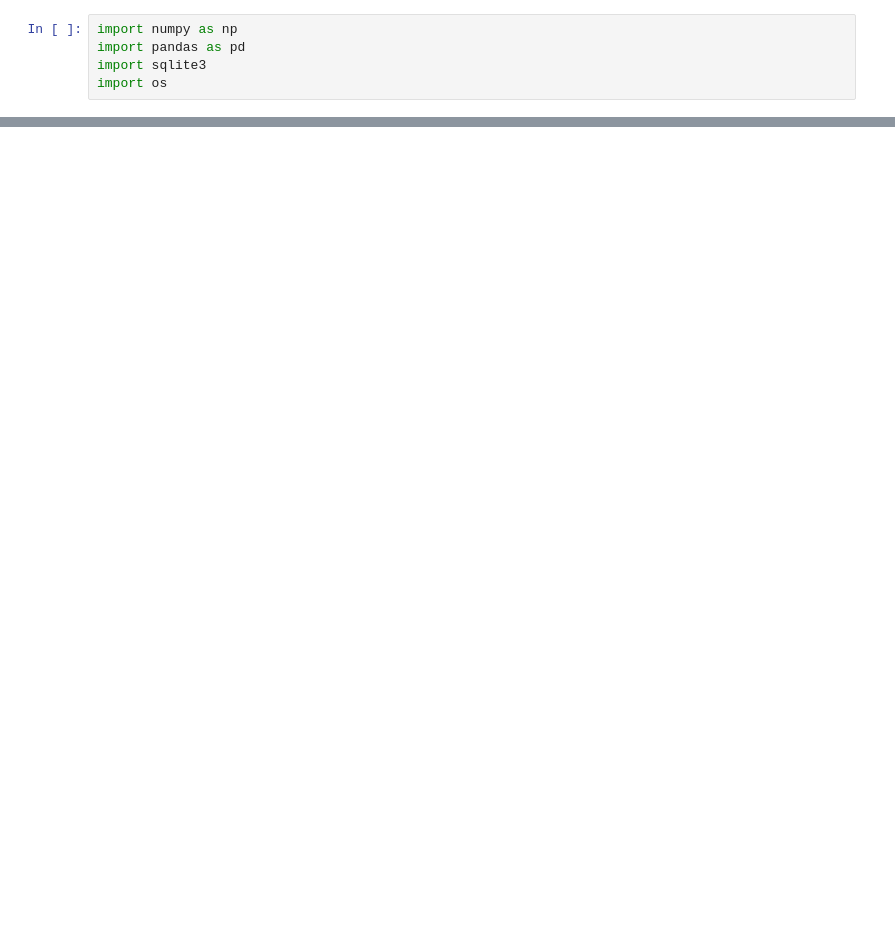
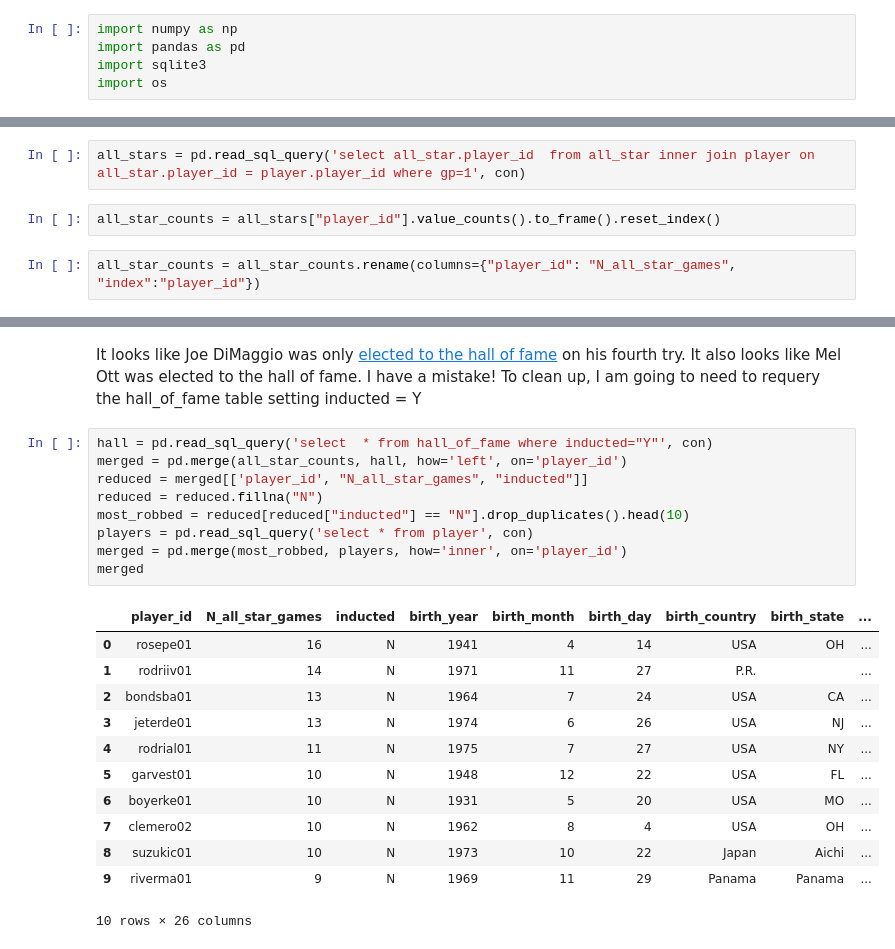
Before and after one commit to AbeHandler/everything, a Jupyter notebook: teaching/3401fall2020/week5/Module-4.2-Relational_data_applications.ipynb, the cells around one changed output, grey strips where cells are left out. Drawn from its saved outputs; the diff is of its cells as text; blank space fills up the shorter version.

```diff
--- a/teaching/3401fall2020/week5/Module-4.2-Relational_data_applications.ipynb
+++ b/teaching/3401fall2020/week5/Module-4.2-Relational_data_applications.ipynb
@@ -99,0 +104,6 @@ lahmans
+# %%
+all_stars = pd.read_sql_query('select all_star.player_id  from all_star inner join player on all_star.player_id = player.player_id where gp=1', con)
+# %%
+all_star_counts = all_stars["player_id"].value_counts().to_frame().reset_index()
+# %%
+all_star_counts = all_star_counts.rename(columns={"player_id": "N_all_star_games", "index":"player_id"})
@@ -99,0 +184,24 @@ lahmans
+# %% [markdown]
+It looks like Joe DiMaggio was only [elected to the hall of fame](https://baseballhall.org/hall-of-famers/dimaggio-joe) on his fourth try. It also looks like Mel Ott was elected to the hall of fame. I have a mistake! To clean up, I am going to need to requery the hall_of_fame table setting inducted = Y
+# %%
+hall = pd.read_sql_query('select  * from hall_of_fame where inducted="Y"', con)
+merged = pd.merge(all_star_counts, hall, how='left', on='player_id')
+reduced = merged[['player_id', "N_all_star_games", "inducted"]]
+reduced = reduced.fillna("N")
+most_robbed = reduced[reduced["inducted"] == "N"].drop_duplicates().head(10)
+players = pd.read_sql_query('select * from player', con)
+merged = pd.merge(most_robbed, players, how='inner', on='player_id')
+merged
+# %% [output]
+|  | player_id | N_all_star_games | inducted | birth_year | birth_month | birth_day | birth_country | birth_state | ... |
+| 0 | rosepe01 | 16 | N | 1941 | 4 | 14 | USA | OH | ... |
+| 1 | rodriiv01 | 14 | N | 1971 | 11 | 27 | P.R. |  | ... |
+| 2 | bondsba01 | 13 | N | 1964 | 7 | 24 | USA | CA | ... |
+| 3 | jeterde01 | 13 | N | 1974 | 6 | 26 | USA | NJ | ... |
+| 4 | rodrial01 | 11 | N | 1975 | 7 | 27 | USA | NY | ... |
+| 5 | garvest01 | 10 | N | 1948 | 12 | 22 | USA | FL | ... |
+| 6 | boyerke01 | 10 | N | 1931 | 5 | 20 | USA | MO | ... |
+| 7 | clemero02 | 10 | N | 1962 | 8 | 4 | USA | OH | ... |
+| 8 | suzukic01 | 10 | N | 1973 | 10 | 22 | Japan | Aichi | ... |
+| 9 | riverma01 | 9 | N | 1969 | 11 | 29 | Panama | Panama | ... |
+10 rows × 26 columns
```
Also changed, not shown: parts of 34 cells of this notebook.
